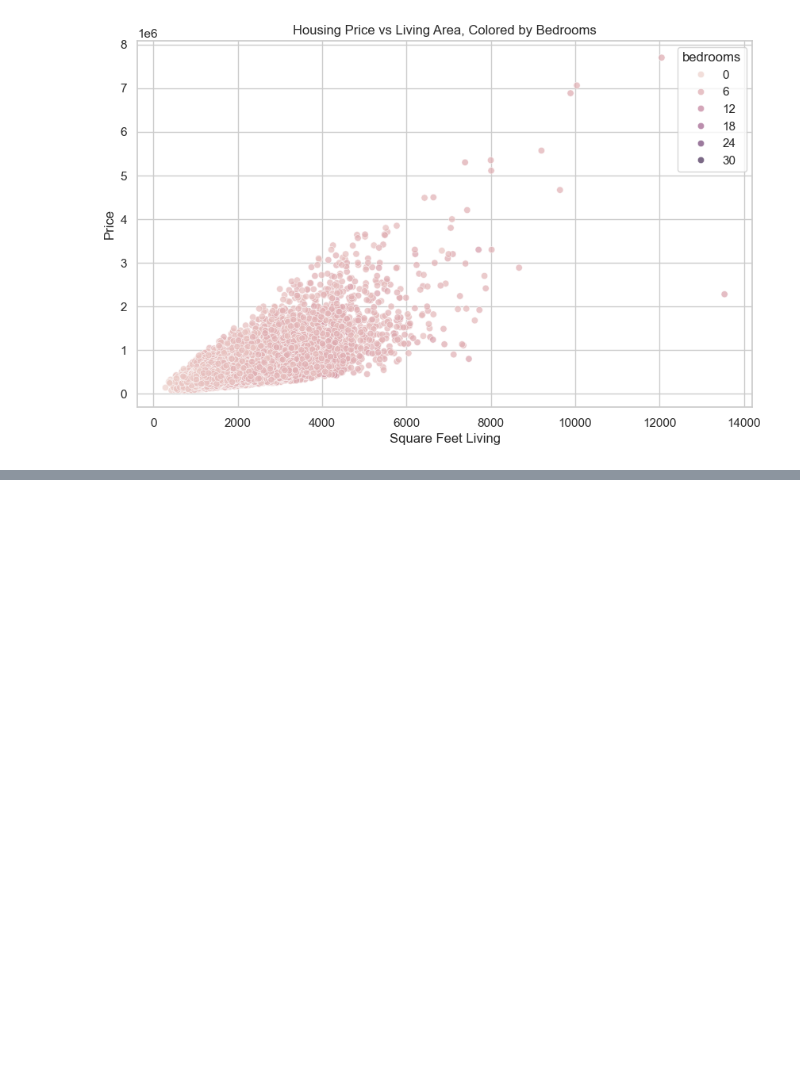
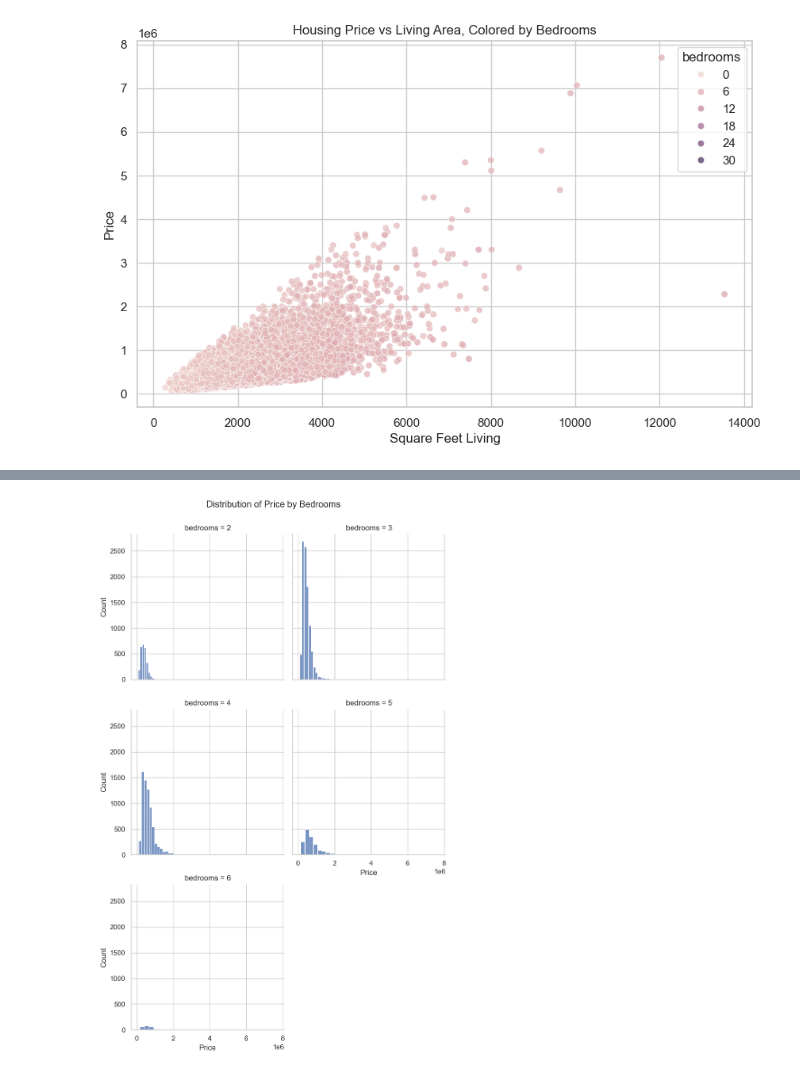
Before and after one commit to dbpatel20/HW5, a Jupyter notebook: HW5.ipynb, the cells around one changed output, grey strips where cells are left out. Saved outputs shown, nothing was run; the diff lists cells and outputs as text; code cells hidden in the pictures; blank space fills up the shorter version.

```diff
--- a/HW5.ipynb
+++ b/HW5.ipynb
@@ -60,0 +69,9 @@ plt.show()
+# %%
+bedroom_subset = df[df["bedrooms"].isin([2, 3, 4, 5, 6])]
+g = sns.FacetGrid(bedroom_subset, col="bedrooms", col_wrap=2, height=4)
+g.map_dataframe(sns.histplot, x="price", bins=30)
+g.set_axis_labels("Price", "Count")
+g.fig.suptitle("Distribution of Price by Bedrooms", y=1.03)
+plt.show()
+# %% [output]
+[figure, added]
```
Also changed, not shown: parts of 1 cell of this notebook.
